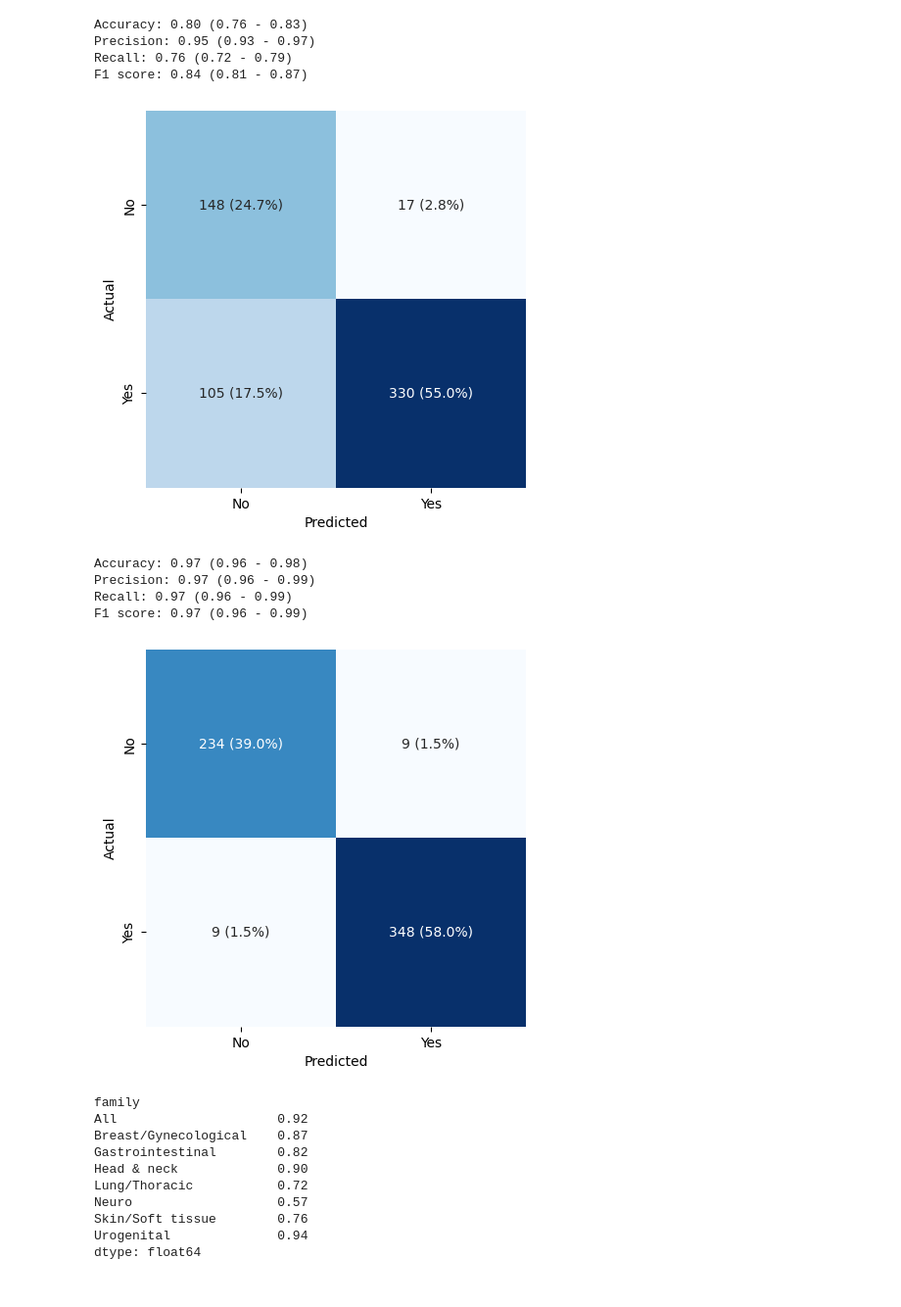
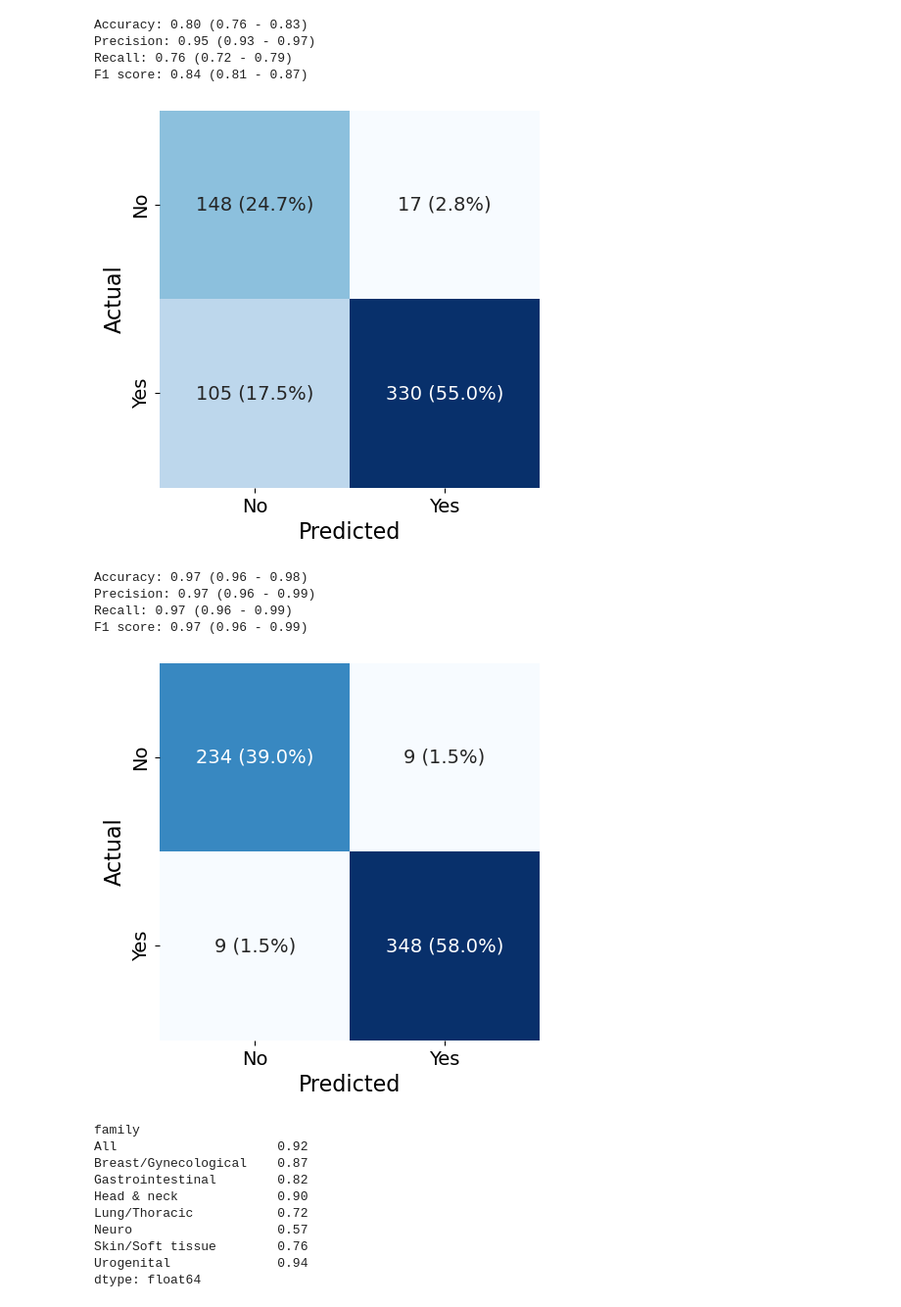
Before and after one commit to windisch-paul/o1, a Jupyter notebook: analysis.ipynb, the cells around one changed output. Shown at 98% size. Drawn from its saved outputs; the diff is of its cells as text; code cells hidden in the pictures.

```diff
--- a/analysis.ipynb
+++ b/analysis.ipynb
@@ -783,36 +892,46 @@ F1 score: 0.84 (0.81 - 0.87)
 # %%
 # Create plot of predicted and actual values for LOCAL
 fig = plt.figure(figsize=(5, 5))
 
 # Create labels with counts and percentages
 labels_gpt5_minimal_local = cm_gpt5_minimal_local.values.astype(str)
 labels_gpt5_minimal_local[0, 0] = (
     f"{cm_gpt5_minimal_local.values[0,0]} ({100 * tn_gpt5_minimal_local/df['gpt5_minimal_local'].notna().sum():.1f}%)"
 )
 labels_gpt5_minimal_local[0, 1] = (
     f"{cm_gpt5_minimal_local.values[0,1]} ({100 * fp_gpt5_minimal_local/df['gpt5_minimal_local'].notna().sum():.1f}%)"
 )
 labels_gpt5_minimal_local[1, 0] = (
     f"{cm_gpt5_minimal_local.values[1,0]} ({100 * fn_gpt5_minimal_local/df['gpt5_minimal_local'].notna().sum():.1f}%)"
 )
 labels_gpt5_minimal_local[1, 1] = (
     f"{cm_gpt5_minimal_local.values[1,1]} ({100 * tp_gpt5_minimal_local/df['gpt5_minimal_local'].notna().sum():.1f}%)"
 )
 
+# Create heatmap with larger annotation font size
 sns.heatmap(
-    cm_gpt5_minimal_local, annot=labels_gpt5_minimal_local, fmt="", cmap="Blues"
+    cm_gpt5_minimal_local,
+    annot=labels_gpt5_minimal_local,
+    fmt="",
+    cmap="Blues",
+    annot_kws={"fontsize": 14},
 )
-plt.xlabel("Predicted")
-plt.ylabel("Actual")
-plt.xticks([0.5, 1.5], ["No", "Yes"])
-plt.yticks([0.5, 1.5], ["No", "Yes"])
+
+# Set axis labels with larger font size
+plt.xlabel("Predicted", fontsize=16)
+plt.ylabel("Actual", fontsize=16)
+
+# Set tick labels with larger font size
+plt.xticks([0.5, 1.5], ["No", "Yes"], fontsize=14)
+plt.yticks([0.5, 1.5], ["No", "Yes"], fontsize=14)
+
 # Remove the colorbar but keep the width of the heatmap
 plt.gca().collections[0].colorbar.remove()
 plt.show()
 
 fig.savefig("plots/gpt5_minimal_local_confusion.png", dpi=300, bbox_inches="tight")
 # %% [output]
-[figure, old version]
+[figure, new version]
 # %%
 # Create confusion matrix of predicted and actual values for METASTATIC
 cm_gpt5_minimal_metastatic = pd.crosstab(
@@ -902,23 +1021,30 @@ labels_gpt5_minimal_metastatic[1, 1] = (
     f"{cm_gpt5_minimal_metastatic.values[1,1]} ({100 * tp_gpt5_minimal_metastatic/df['gpt5_minimal_metastatic'].notna().sum():.1f}%)"
 )
 
+# Create heatmap with larger annotation font size
 sns.heatmap(
     cm_gpt5_minimal_metastatic,
     annot=labels_gpt5_minimal_metastatic,
     fmt="",
     cmap="Blues",
+    annot_kws={"fontsize": 14},
 )
-plt.xlabel("Predicted")
-plt.ylabel("Actual")
-plt.xticks([0.5, 1.5], ["No", "Yes"])
-plt.yticks([0.5, 1.5], ["No", "Yes"])
+
+# Set axis labels with larger font size
+plt.xlabel("Predicted", fontsize=16)
+plt.ylabel("Actual", fontsize=16)
+
+# Set tick labels with larger font size
+plt.xticks([0.5, 1.5], ["No", "Yes"], fontsize=14)
+plt.yticks([0.5, 1.5], ["No", "Yes"], fontsize=14)
+
 # Remove the colorbar but keep the width of the heatmap
 plt.gca().collections[0].colorbar.remove()
 plt.show()
 
 fig.savefig("plots/gpt5_minimal_metastatic_confusion.png", dpi=300, bbox_inches="tight")
 # %% [output]
-[figure, old version]
+[figure, new version]
 # %%
 # Calculate the F1 score for local per family
 precision_gpt5_minimal_local_per_family = df.groupby("family").apply(
```
Also changed, not shown: parts of 10 cells of this notebook, 12 other files.
